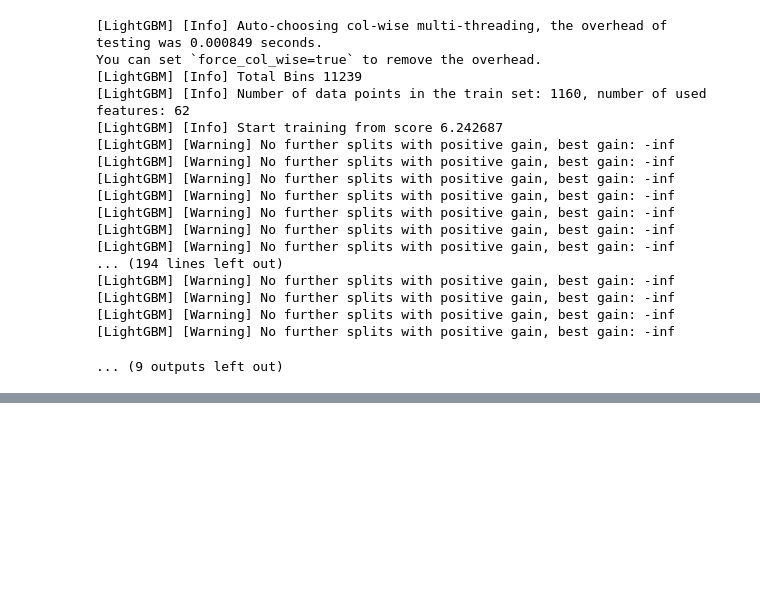
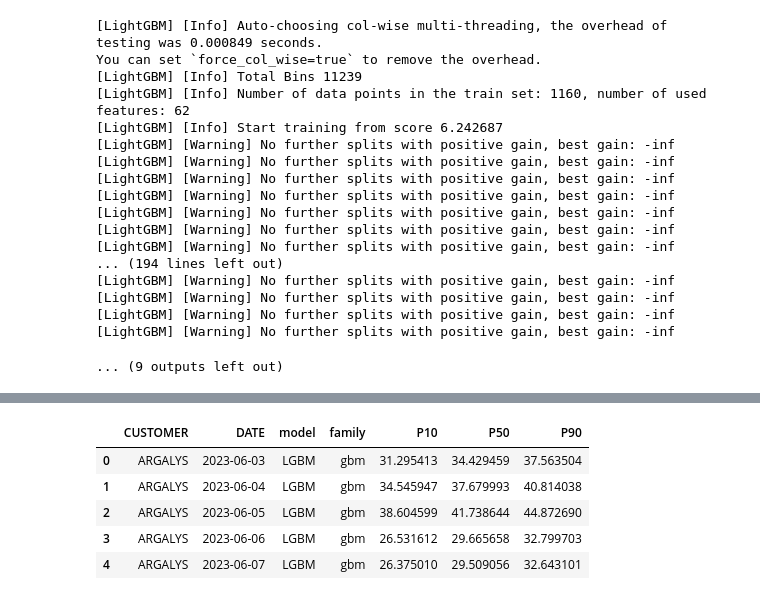
Before and after one commit to Mr-Saab-29/alki-forecast, a Jupyter notebook: notebooks/03_model_experiments/model_exp.ipynb, the cells around one changed output, grey strips where cells are left out. Cells and saved outputs as stored; diff of their text form; code cells hidden in the pictures; blank space fills up the shorter version.

```diff
--- a/notebooks/03_model_experiments/model_exp.ipynb
+++ b/notebooks/03_model_experiments/model_exp.ipynb
@@ -1257,0 +1519,9 @@ You can set `force_col_wise=true` to remove the overhead.
+# %%
+display(forecast_df.head())
+# %% [output]
+|  | CUSTOMER | DATE | model | family | P10 | P50 | P90 |
+| 0 | ARGALYS | 2023-06-03 | LGBM | gbm | 31.295413 | 34.429459 | 37.563504 |
+| 1 | ARGALYS | 2023-06-04 | LGBM | gbm | 34.545947 | 37.679993 | 40.814038 |
+| 2 | ARGALYS | 2023-06-05 | LGBM | gbm | 38.604599 | 41.738644 | 44.872690 |
+| 3 | ARGALYS | 2023-06-06 | LGBM | gbm | 26.531612 | 29.665658 | 32.799703 |
+| 4 | ARGALYS | 2023-06-07 | LGBM | gbm | 26.375010 | 29.509056 | 32.643101 |
```
Also changed, not shown: parts of 6 cells of this notebook, 4 other files.
